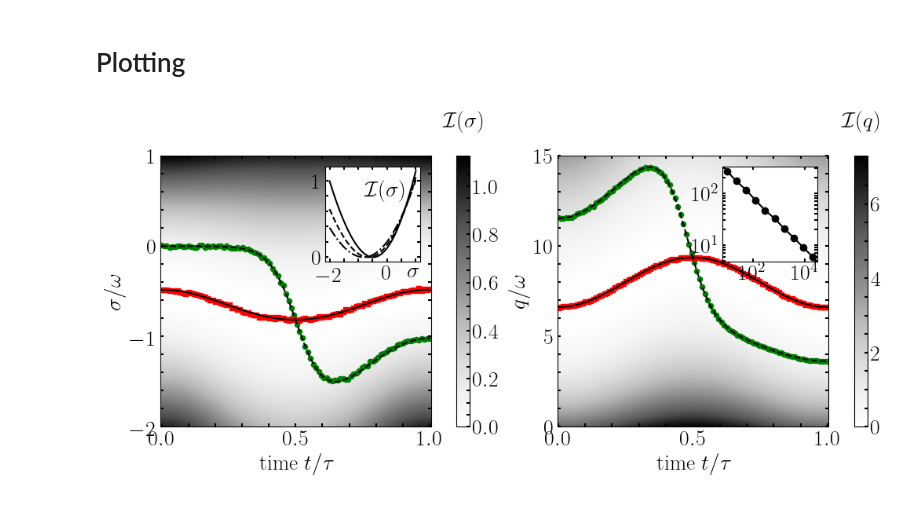
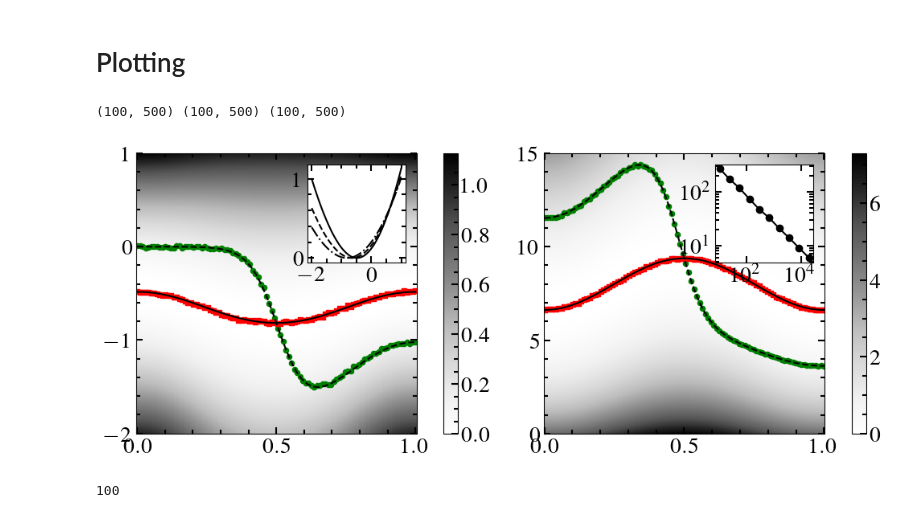
Before and after one commit to PauloJPS/2024-large-deviation-full-counting-statistics-in-adiabatic-open-quantum-dynamics, a Jupyter notebook: Codes/Plotting_Fig3.ipynb, the cells around one changed output. Saved outputs shown, nothing was run; the diff lists cells and outputs as text; code cells hidden in the pictures.

```diff
--- a/Codes/Plotting_Fig3.ipynb
+++ b/Codes/Plotting_Fig3.ipynb
@@ -23,16 +23,17 @@ options = qt.Options(num_cpus=6)
 # Setup matplotlib
 # %%
 
-### Setup matplotlib
 
 plt.rcParams.update({
     "text.usetex": True,
+    #"text.latex.preamble": r"\boldmath",
+    #"font.family": "sans-serif",
     "mathtext.fontset" : "stix",
-    "font.family" : "Times New Roman",
-    "font.weight": 'bold',
-    "text.latex.preamble": r"\usepackage[T1]{fontenc} \usepackage{lmodern} \usepackage{amsmath} \usepackage{amstext}  \usepackage{amsfonts}",
+    "font.family" : "lmodern", #   "font.serif": ["Times New Roman"],
+    "font.weight": "bold",
+    "text.latex.preamble": r"\usepackage[T1]{fontenc} \usepackage{lmodern} \usepackage{amsmath} \usepackage{mathptmx}\usepackage{amsfonts}",
+    #"text.latex.preamble": r"\usepackage[T1]{fontenc}  \usepackage[utf8]{inputenc} \usepackage{amsmath} \usepackage{mathptmx}\usepackage{amsfonts}",
     #
-    "savefig.dpi" : 300,
     "xtick.minor.visible": True,
     "ytick.minor.visible": True,
 
@@ -55,29 +56,25 @@ plt.rcParams.update({
     "xtick.major.pad": 3.0,     # distance to major tick label in points
     "ytick.major.pad": 3.0,     # distance to major tick label in points
     #
-    "xtick.minor.pad": 1.5,     # distance to the minor tick label in points
-    "ytick.minor.pad": 1.5,     # distance to the minor tick label in points
+    "xtick.minor.pad": 1.4,     # distance to the minor tick label in points
+    "ytick.minor.pad": 1.4,     # distance to the minor tick label in points
     #
-    "xtick.major.size": 3.0,
-    "ytick.major.size": 3.0,
+    "xtick.major.size": 5.5,
+    "ytick.major.size": 5.5,
 
-    "xtick.minor.size": 3.0,
-    "ytick.minor.size": 3.0,
+    "xtick.minor.size": 3.5,
+    "ytick.minor.size": 3.5,
     #
     "xtick.labelsize": 20,
     "ytick.labelsize": 20,
     #
     "legend.frameon": True,
     "legend.fontsize": 20,
-    "legend.edgecolor": "black",
+    "legend.edgecolor": "white",
     "axes.titlesize": 20,
     "axes.titleweight": "bold",
     "axes.labelsize":20
 })
-
-##############
-#######
-### Functions for evaluating the dominant eigenvalue
 # %% [markdown]
 # Loading data
 # %%
@@ -161,17 +158,21 @@ array([[304.03021063, 145.54674632, 127.77723603,  68.47691966,  45.94850831,  3
        [271.76526479, 174.45649651, 111.35639743,  74.08541339,  52.09715184,  34.95270614,  24.69119223,  12.21918493,   9.52476843,   5.64038331]])
 # %% [markdown]
 # Plotting
+# %%
+print(T_ent.shape, K_ent.shape, np.array(phi_en).real.shape)
+# %% [output]
+(100, 500) (100, 500) (100, 500)
 # %%
 fig, ax = plt.subplots(1,2, figsize=(10, 5),
                        layout='compressed')
 
 cbar_et = ax[0].pcolormesh(T_ent, K_ent, np.array(phi_en).real, cmap="Greys",rasterized=True)
 cbar1 = fig.colorbar(cbar_et, ax=ax[0], pad=.05, fraction=0.05,  orientation='vertical')
-cbar1.ax.set_xlabel(r"$\mathcal{I}(\sigma)$", labelpad=-290, va='top')
+#cbar1.ax.set_xlabel(r"$\mathcal{I}(\sigma)$", labelpad=-290, va='top')
 
 
-ax[0].set_xlabel(r"time $t/\tau$")
-ax[0].set_ylabel(r"$\sigma/\omega$")
+#ax[0].set_xlabel(r"time $t/\tau$")
+#ax[0].set_ylabel(r"$\sigma/\omega$")
 
 #####################
 
@@ -190,9 +191,9 @@ inset_ax.plot(phi_en_klist, np.array(phi_en).real[0], color="black", linestyle="
 inset_ax.plot(phi_en_klist, np.array(phi_en).real[24],color="black", linestyle="--")
 inset_ax.plot(phi_en_klist, np.array(phi_en).real[49],color="black",linestyle="-.")
 
-inset_ax.text(-0.8,0.8, r"$\mathcal{I}(\sigma)$", fontsize=20)
+#inset_ax.text(-0.8,0.8, r"$\mathcal{I}(\sigma)$", fontsize=20)
 
-inset_ax.set_xlabel(r"$\sigma$", labelpad=-20, loc='right', fontsize=20)
+#inset_ax.set_xlabel(r"$\sigma$", labelpad=-20, loc='right', fontsize=20)
 
 ax[0].set_box_aspect(1)
 
@@ -202,34 +203,38 @@ ax[0].set_box_aspect(1)
 #####################
 
 cbar_ac = ax[1].pcolormesh(T_act, K_act, np.array(phi_ac).real, cmap="Greys",rasterized=True)
 cbar2 = fig.colorbar(cbar_ac, ax=ax[1], pad=.05, fraction=0.05,  orientation='vertical')
-cbar2.ax.set_xlabel(r"$\mathcal{I}(q)$", labelpad=-290, va='top')
+#cbar2.ax.set_xlabel(r"$\mathcal{I}(q)$", labelpad=-290, va='top')
 
 #####################
 
-ax[1].set_xlabel(r"time $t/\tau$")
-ax[1].set_ylabel(r"$q/\omega$")
+#ax[1].set_xlabel(r"time $t/\tau$")
+#ax[1].set_ylabel(r"$q/\omega$")
 
 #####################
 
 ax[1].scatter(int_activity_st, ent_activity_st, color="green", s=20)
 ax[1].plot(stim_activity_t,scf_activity_st, color="black", linestyle="--")
 
 #####################
 
 ax[1].scatter(int_activity_s0, ent_activity_s0, color="red", marker="s",  s=20)
 ax[1].plot(stim_activity_0, scf_activity_s0, color="black")
 
 ax[1].set_box_aspect(1)
 
 inset_ax1 = inset_axes(ax[1], width="35%", height="35%")  # loc=2 specifies the upper left corner
 inset_ax1.plot(taulist, np.mean(error, axis=0), color="black", linestyle="-", marker="o" )
 inset_ax1.set_xscale("log")
 inset_ax1.set_yscale("log")
 
 
 #####################
 
 plt.savefig("Fig_entropy_prod.pdf")
 # %% [output]
-[figure, old version]
+[figure, new version]
+# %%
+len( np.array(phi_en).real)
+# %% [output]
+100
```
Also changed, not shown: 9 other files.
